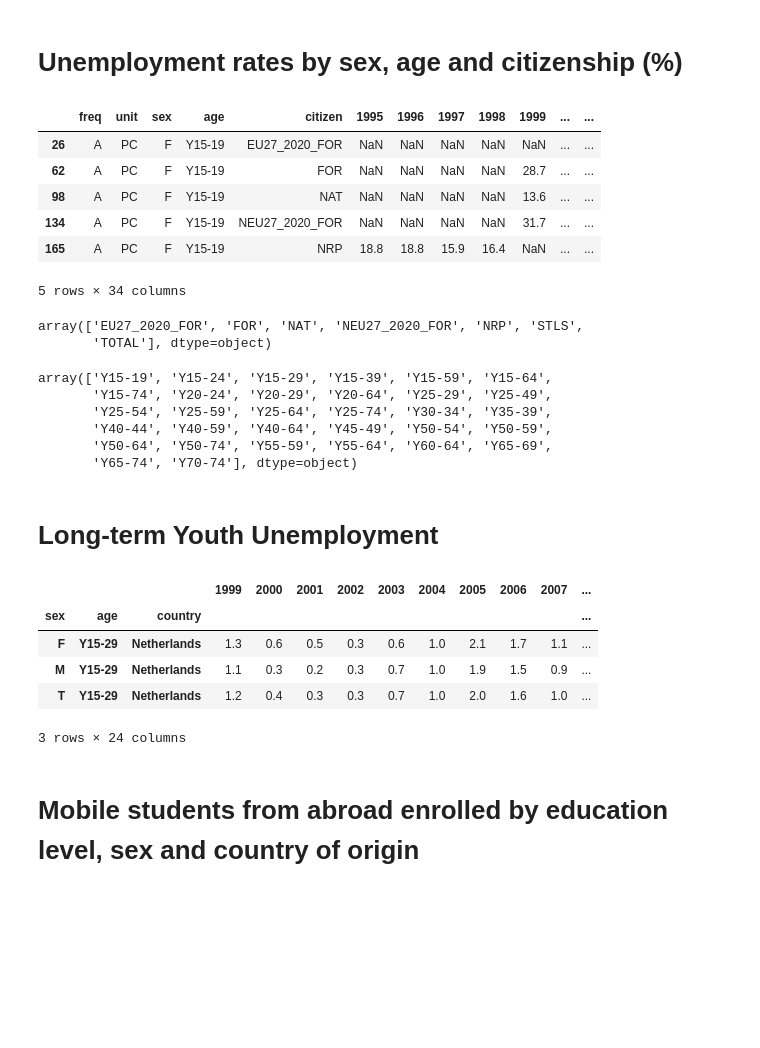
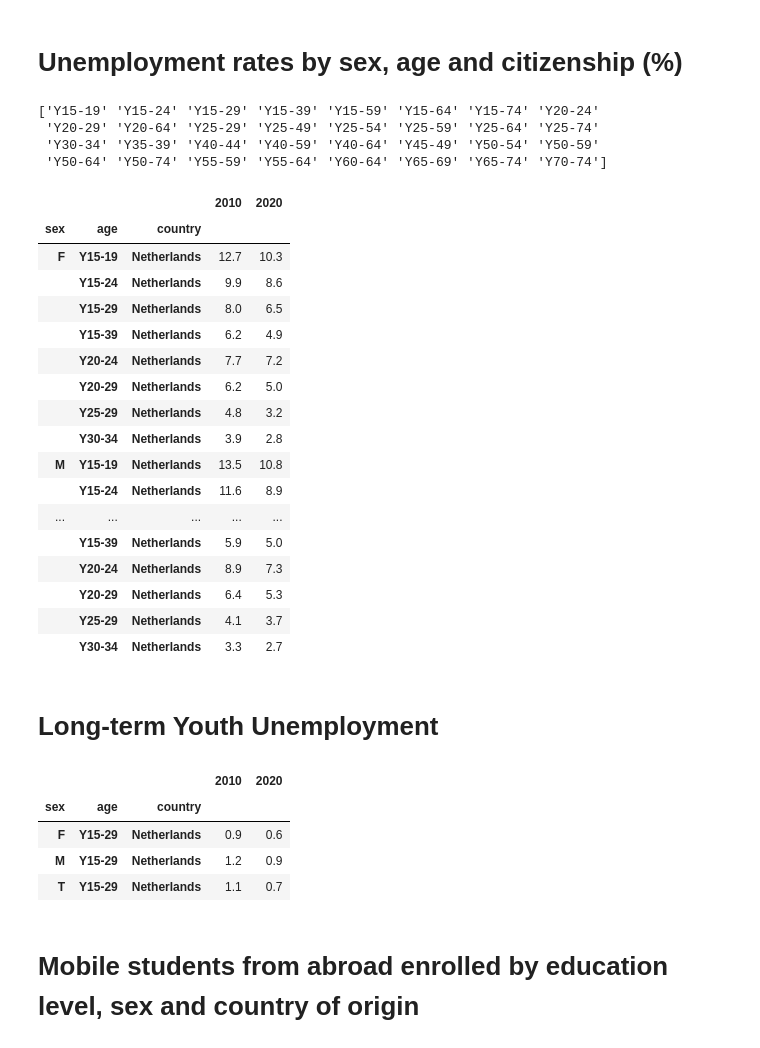
Before and after one commit to AnneLouisedb/Causality_Eurostat, a Jupyter notebook: research_outline.ipynb, the cells around one changed output. Saved outputs shown, nothing was run; the diff lists cells and outputs as text; code cells hidden in the pictures; blank space fills up the shorter version.

```diff
--- a/research_outline.ipynb
+++ b/research_outline.ipynb
@@ -118,33 +118,47 @@ df_n
 # %%
 df_n = eurostat.get_data_df('lfsa_urgan')
 df_n.rename({'geo\TIME_PERIOD':'geo'},inplace=True,axis=1)
 
 df_n['country'] = df_n['geo'].replace(eurostat_dictionary)
 df_n = df_n[df_n['country'] == COUNTRY]
-df_n.drop(['geo'],axis=1,inplace=True)
-df_n.head()
+df_n = df_n[df_n['citizen'] =='NAT']
+print(df_n['age'].unique())
+
+df_n.drop(['geo', 'freq', 'unit', 'citizen'],axis=1,inplace=True)
+ages = ['Y15-19', 'Y15-24', 'Y15-29', 'Y15-39', 'Y20-24', 'Y20-29', 'Y25-29', 'Y30-34' ]
+# keep only these ages
+
+
+df_n.set_index(['sex', 'age', 'country'], inplace=True)
+df_n= df_n[df_n.index.get_level_values('age').isin(ages)]
+df_n= df_n[['2010', '2020']]
+
+
+df_n_unemployment_rate_PC = df_n
+df_n_unemployment_rate_PC
 # %% [output]
+['Y15-19' 'Y15-24' 'Y15-29' 'Y15-39' 'Y15-59' 'Y15-64' 'Y15-74' 'Y20-24'
+ 'Y20-29' 'Y20-64' 'Y25-29' 'Y25-49' 'Y25-54' 'Y25-59' 'Y25-64' 'Y25-74'
+ 'Y30-34' 'Y35-39' 'Y40-44' 'Y40-59' 'Y40-64' 'Y45-49' 'Y50-54' 'Y50-59'
+ 'Y50-64' 'Y50-74' 'Y55-59' 'Y55-64' 'Y60-64' 'Y65-69' 'Y65-74' 'Y70-74']
-|  | freq | unit | sex | age | citizen | 1995 | 1996 | 1997 | 1998 | 1999 | ... | ... |
-| 26 | A | PC | F | Y15-19 | EU27_2020_FOR | NaN | NaN | NaN | NaN | NaN | ... | ... |
-| 62 | A | PC | F | Y15-19 | FOR | NaN | NaN | NaN | NaN | 28.7 | ... | ... |
-| 98 | A | PC | F | Y15-19 | NAT | NaN | NaN | NaN | NaN | 13.6 | ... | ... |
-| 134 | A | PC | F | Y15-19 | NEU27_2020_FOR | NaN | NaN | NaN | NaN | 31.7 | ... | ... |
-| 165 | A | PC | F | Y15-19 | NRP | 18.8 | 18.8 | 15.9 | 16.4 | NaN | ... | ... |
+|  |  |  | 2010 | 2020 |
+| sex | age | country |  |  |
+| F | Y15-19 | Netherlands | 12.7 | 10.3 |
+|  | Y15-24 | Netherlands | 9.9 | 8.6 |
+|  | Y15-29 | Netherlands | 8.0 | 6.5 |
+|  | Y15-39 | Netherlands | 6.2 | 4.9 |
+|  | Y20-24 | Netherlands | 7.7 | 7.2 |
+|  | Y20-29 | Netherlands | 6.2 | 5.0 |
+|  | Y25-29 | Netherlands | 4.8 | 3.2 |
+|  | Y30-34 | Netherlands | 3.9 | 2.8 |
+| M | Y15-19 | Netherlands | 13.5 | 10.8 |
+|  | Y15-24 | Netherlands | 11.6 | 8.9 |
+| ... | ... | ... | ... | ... |
+|  | Y15-39 | Netherlands | 5.9 | 5.0 |
+|  | Y20-24 | Netherlands | 8.9 | 7.3 |
+|  | Y20-29 | Netherlands | 6.4 | 5.3 |
+|  | Y25-29 | Netherlands | 4.1 | 3.7 |
+|  | Y30-34 | Netherlands | 3.3 | 2.7 |
-5 rows × 34 columns
-# %%
-df_n['citizen'].unique()
-# %% [output]
-array(['EU27_2020_FOR', 'FOR', 'NAT', 'NEU27_2020_FOR', 'NRP', 'STLS',
-       'TOTAL'], dtype=object)
-# %%
-df_n['age'].unique()
-# %% [output]
-array(['Y15-19', 'Y15-24', 'Y15-29', 'Y15-39', 'Y15-59', 'Y15-64',
-       'Y15-74', 'Y20-24', 'Y20-29', 'Y20-64', 'Y25-29', 'Y25-49',
-       'Y25-54', 'Y25-59', 'Y25-64', 'Y25-74', 'Y30-34', 'Y35-39',
-       'Y40-44', 'Y40-59', 'Y40-64', 'Y45-49', 'Y50-54', 'Y50-59',
-       'Y50-64', 'Y50-74', 'Y55-59', 'Y55-64', 'Y60-64', 'Y65-69',
-       'Y65-74', 'Y70-74'], dtype=object)
 # %% [markdown]
 # Long-term Youth Unemployment
 # %%
@@ -165,14 +179,16 @@ def long_term_youth_unemployment(COUNTRY, SEX = None):
     return df_n
 
 df_n = long_term_youth_unemployment('Netherlands')
+
+df_n= df_n[['2010', '2020']]
+df_n_LT_unemployment = df_n
 df_n
 # %% [output]
-|  |  |  | 1999 | 2000 | 2001 | 2002 | 2003 | 2004 | 2005 | 2006 | 2007 | ... |
-| sex | age | country |  |  |  |  |  |  |  |  |  | ... |
-| F | Y15-29 | Netherlands | 1.3 | 0.6 | 0.5 | 0.3 | 0.6 | 1.0 | 2.1 | 1.7 | 1.1 | ... |
-| M | Y15-29 | Netherlands | 1.1 | 0.3 | 0.2 | 0.3 | 0.7 | 1.0 | 1.9 | 1.5 | 0.9 | ... |
-| T | Y15-29 | Netherlands | 1.2 | 0.4 | 0.3 | 0.3 | 0.7 | 1.0 | 2.0 | 1.6 | 1.0 | ... |
+|  |  |  | 2010 | 2020 |
+| sex | age | country |  |  |
+| F | Y15-29 | Netherlands | 0.9 | 0.6 |
+| M | Y15-29 | Netherlands | 1.2 | 0.9 |
+| T | Y15-29 | Netherlands | 1.1 | 0.7 |
-3 rows × 24 columns
 # %% [markdown]
 # Mobile students from abroad enrolled by education level, sex and country of origin
 # %%
```
Also changed, not shown: parts of 17 cells of this notebook, 1 other file.
